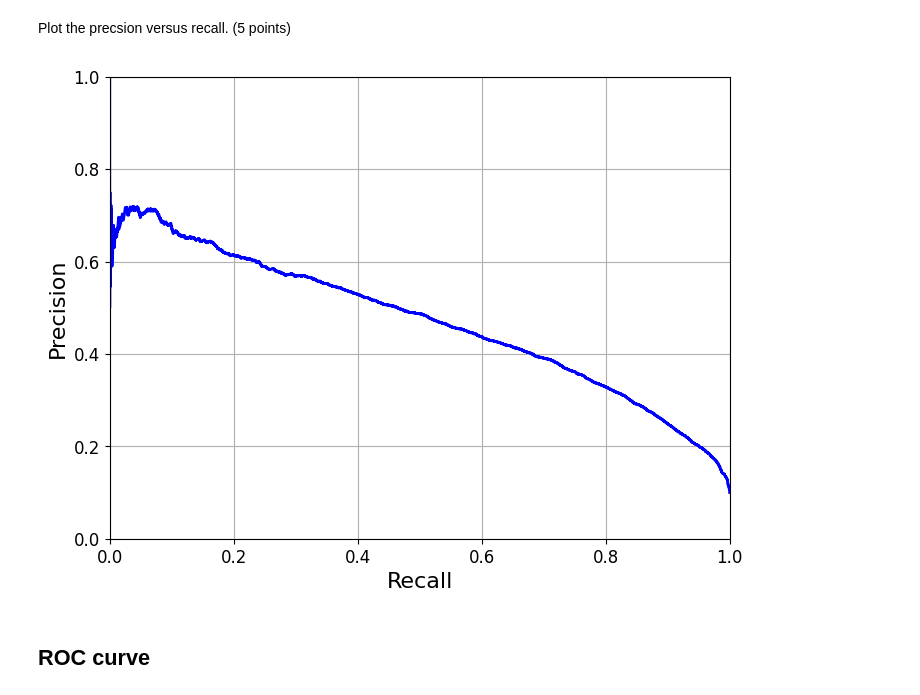
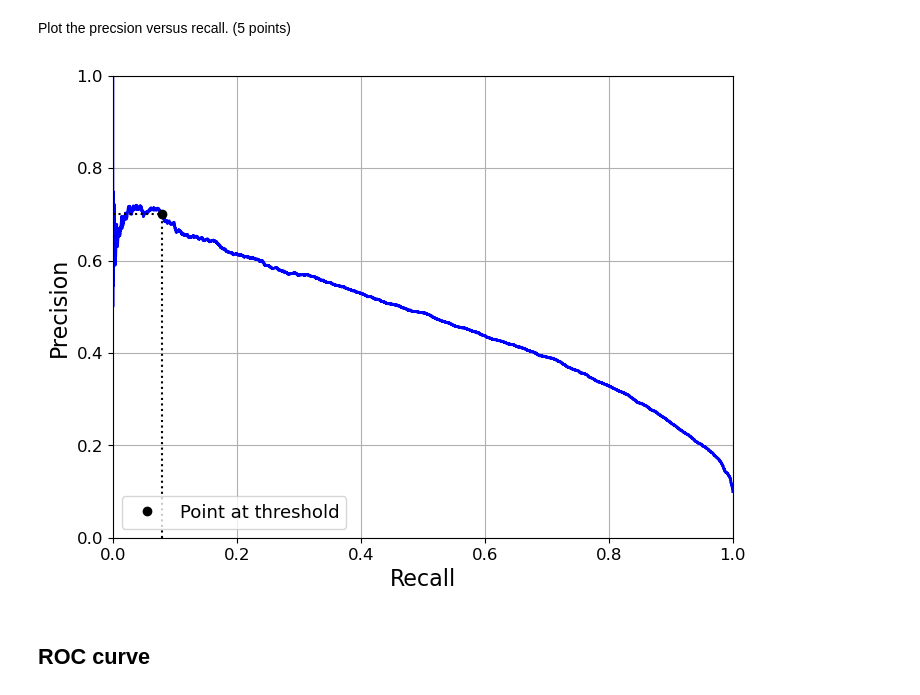
Before and after one commit to rachellecloutier/cse4502, a Jupyter notebook: hw2/hw2_2026.ipynb, the cells around one changed output. Drawn from its saved outputs; the diff is of its cells as text; code cells hidden in the pictures.

```diff
--- a/hw2/hw2_2026.ipynb
+++ b/hw2/hw2_2026.ipynb
@@ -166,6 +199,9 @@ plot_items(example_images, images_per_row=10)
 Write code to create y labels for a binary classifier to distinguish shirt or not-shirt. (10 points)
 # %%
 # fill in code
+
+y_train_shirt = (y_train == 6)
+y_test_shirt = (y_test == 6)
 # %%
 y_train_shirt.shape
 # %% [output]
@@ -182,6 +218,9 @@ Use max_iter=1000, tol=1e-3, random_state=42.
 from sklearn.linear_model import SGDClassifier
 
 #fill in code
+
+sgd_clf = SGDClassifier(random_state=42)
+sgd_clf.fit(X_train, y_train_shirt)
 # %% [output]
 SGDClassifier(random_state=42)
 # %% [markdown]
@@ -244,7 +291,7 @@ Compute precision and recall for all posssible threshold.
 # %%
 from sklearn.metrics import precision_recall_curve
 
-precisions, recalls, thresholds = precision_recall_curve(y_train_shirt, y_scores)
+precisions, recalls, pr_thresholds = precision_recall_curve(y_train_shirt, y_scores)
 # %% [markdown]
 ## Impact of threshold
 # %% [markdown]
@@ -271,17 +320,30 @@ Plot the precsion versus recall. (5 points)
 # %%
 def plot_precision_vs_recall(precisions, recalls):
     plt.plot(recalls, precisions, "b-", linewidth=2)
     plt.xlabel("Recall", fontsize=16)
     plt.ylabel("Precision", fontsize=16)
     plt.axis([0, 1, 0, 1])
     plt.grid(True)
 
 plt.figure(figsize=(8, 6))
 # fill in code
 plot_precision_vs_recall(precisions, recalls)
+
+idx_for_70_precision = np.argmax(precisions >= 0.70)
+point_recall = recalls[idx_for_70_precision]
+point_precision = precisions[idx_for_70_precision]
+
+# Dotted lines to both axes
+plt.vlines(point_recall, 0, point_precision, "k", "dotted")
+plt.hlines(point_precision, 0, point_recall, "k", "dotted")
+
+# Marker dot on the curve
+plt.plot(point_recall, point_precision, "ko", label="Point at threshold")
+
+plt.legend(loc="lower left", fontsize=13)
 plt.show()
 # %% [output]
-[figure, old version]
+[figure, new version]
 # %% [markdown]
 ## ROC curve
 # %% [markdown]
```
Also changed, not shown: parts of 27 cells of this notebook, 1 other file.
